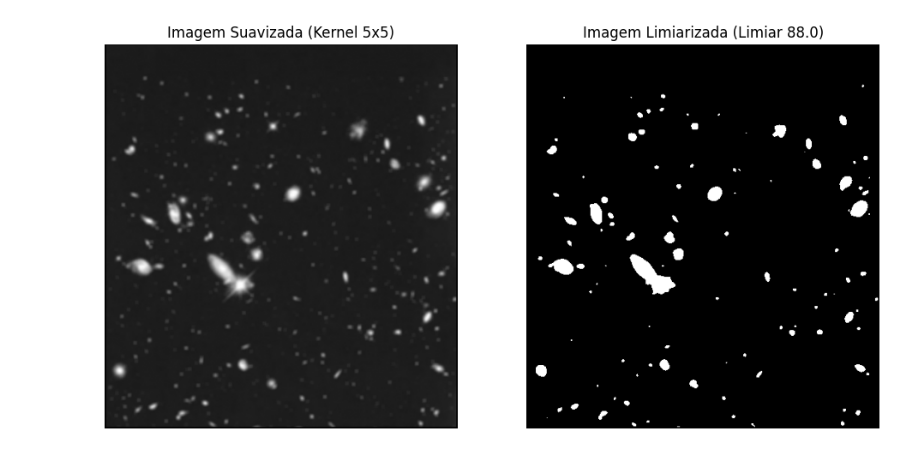
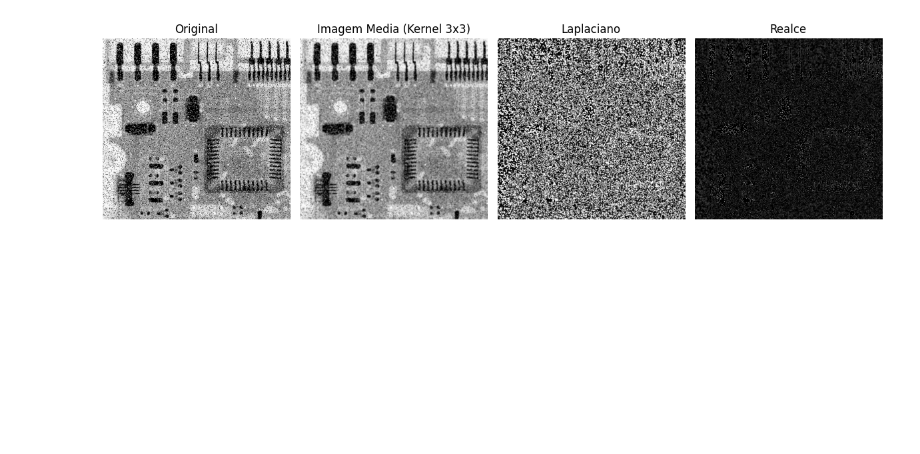
Before and after one commit to laerteluizf/Proc_Imagens_2025_2, a Jupyter notebook: Proc_Imagens_3_Tarefa_7.ipynb, the cells around one changed output. Drawn from its saved outputs; the diff is of its cells as text; code cells hidden in the pictures; blank space fills up the shorter version.

```diff
--- a/Proc_Imagens_3_Tarefa_7.ipynb
+++ b/Proc_Imagens_3_Tarefa_7.ipynb
@@ -11,7 +11,7 @@ from google.colab.patches import cv2_imshow
 def aplicar_sal_pimenta(imagem, tamanho_kernel):
 
   # Verifica a imagem e se o kernel é ímpar
-  if imagem_original is None:
+  if imagem is None:
       print("Erro: Não foi possível carregar a imagem. Verifique o caminho.")
       return
   if tamanho_kernel % 2 == 0:
@@ -19,7 +19,7 @@ def aplicar_sal_pimenta(imagem, tamanho_kernel):
       return
 
   # Filtro da média
-  media = cv2.blur(img, (tamanho_kernel,tamanho_kernel))
+  media = cv2.blur(imagem, (tamanho_kernel,tamanho_kernel))
 
 
   # Filtro Laplaciano (realce de bordas)
@@ -39,7 +39,7 @@ def aplicar_sal_pimenta(imagem, tamanho_kernel):
 
   plt.subplot(1,4,2)
   plt.imshow(media, cmap='gray')
-  plt.title("Filtro Média 5x5")
+  plt.title(f'Imagem Media (Kernel {tamanho_kernel}x{tamanho_kernel})')
   plt.axis('off')
 
   plt.subplot(1,4,3)
@@ -57,14 +57,12 @@ def aplicar_sal_pimenta(imagem, tamanho_kernel):
 # %%
 # --- Execução do programa ---
 
-caminho_imgagem = '/content/drive/MyDrive/Proc de Imagens 2025 2/Atividade 6/FIG033~2.TIF'
+caminho_imgagem = '/content/drive/MyDrive/Proc de Imagens 2025 2/Atividade 6/FIG033~3.TIF'
 
-imagem_ori = cv2.imread(caminho_imgagem, 0)
+imagem_ori = cv2.imread(caminho_imgagem, cv2.COLOR_BGR2GRAY)
 
-tamanho_kernel = 5
+tamanho_kernel = 3
 
-imagem_contar = aplicar_filtro_media_suavizar(imagem_ori, tamanho_kernel)
-
-#contagem_galx(imagem_contar)
+aplicar_sal_pimenta(imagem_ori, tamanho_kernel)
 # %% [output]
-[figure, old version]
+[figure, new version]
```
